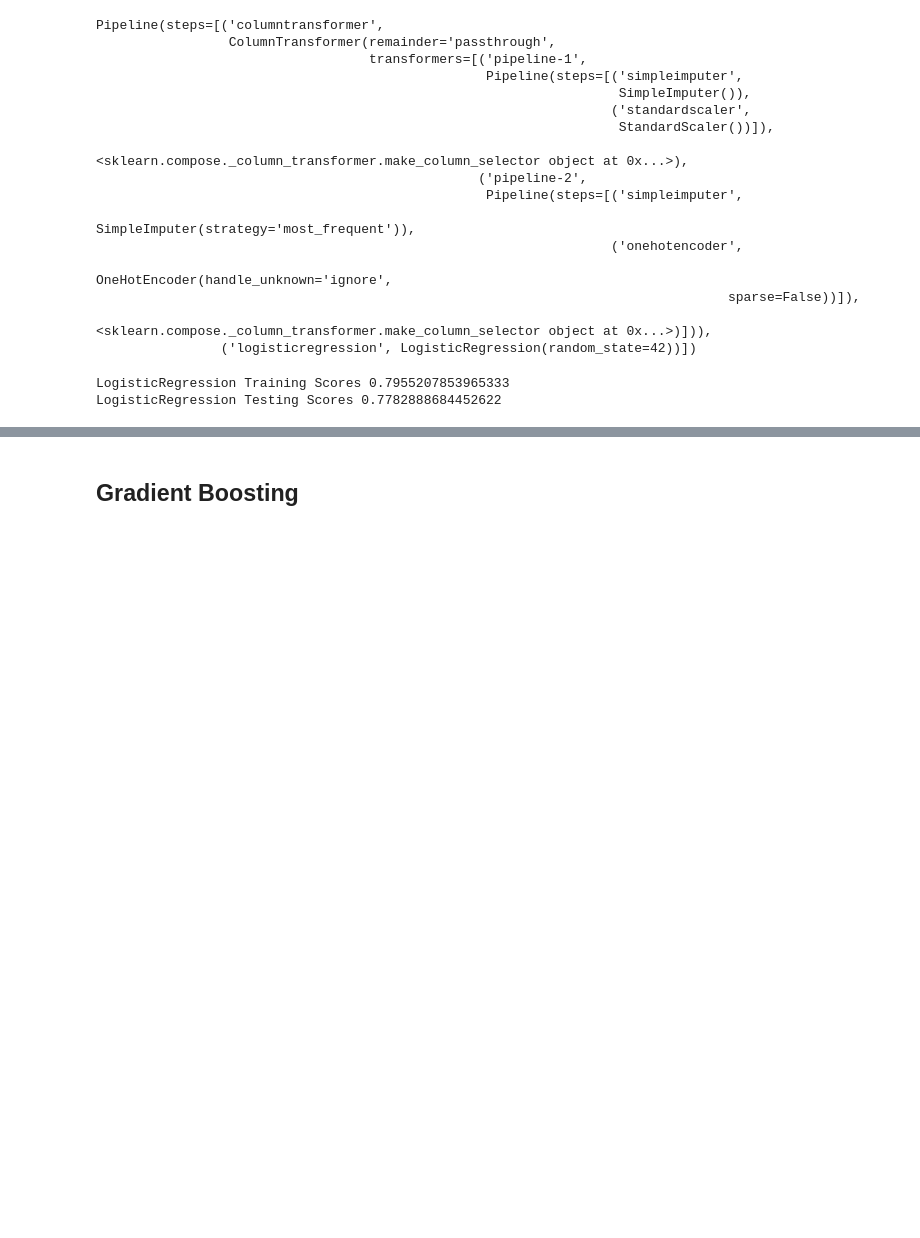
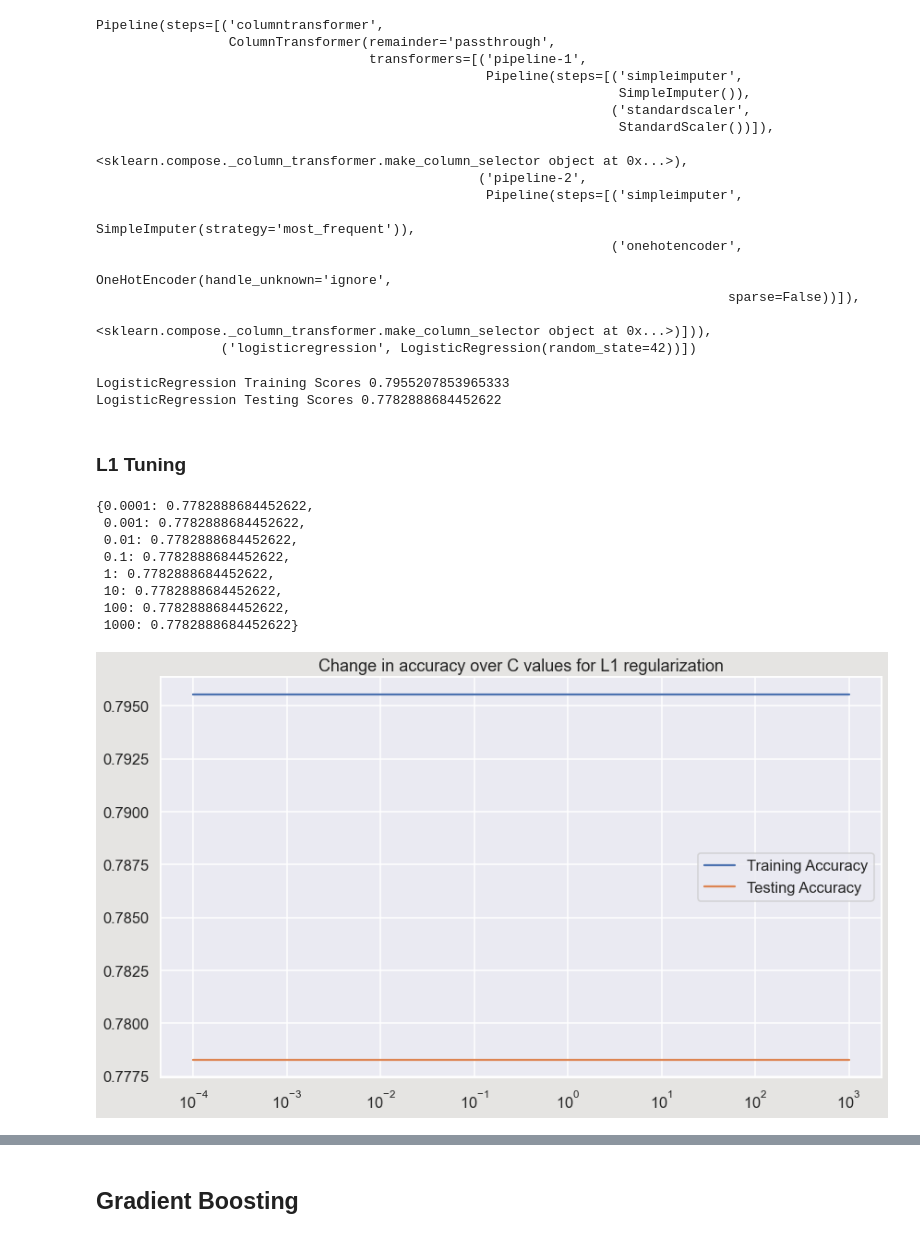
Before and after one commit to bustyAI/Interstellar-Disaster, a Jupyter notebook: spaceship_titanic.ipynb, the cells around one changed output, grey strips where cells are left out. Drawn from its saved outputs; the diff is of its cells as text; code cells hidden in the pictures; blank space fills up the shorter version.

```diff
--- a/spaceship_titanic.ipynb
+++ b/spaceship_titanic.ipynb
@@ -1308,0 +1314,3 @@ KNeighborsClassifier Testing Scores 0.7488500459981601
+# %%
+knn_pipe = make_pipeline(preprocessor, knn)
+knn_pipe.get_params()
@@ -1308,0 +1335,7 @@ KNeighborsClassifier Testing Scores 0.7488500459981601
+# %%
+# Seting our parameters
+params = {"kneighborsclassifier__leaf_size": [30, 60, 90, 100],
+         "kneighborsclassifier__n_neighbors": [10, 14, 18, 20]}
+# %%
+knn_gs = GridSearchCV(knn_pipe, params)
+knn_gs.fit(X_train, y_train)
@@ -1339,3 +1404,45 @@ print_scores(logreg_pipe)
 # %% [output]
 LogisticRegression Training Scores 0.7955207853965333
 LogisticRegression Testing Scores 0.7782888684452622
+# %% [markdown]
+### L1 Tuning
+# %%
+# creating c values to loop through
+c_values = [0.0001, 0.001, 0.01, 0.1, 1, 10, 100, 1000]
+
+# Creating list for our scores
+train_scores = []
+test_scores = []
+
+for c in c_values:
+    # instantiating model with each c value and fitting our data
+    log_reg = LogisticRegression(C=c, max_iter=1000, solver="liblinear", penalty="l1")
+    log_reg_pipe = make_pipeline(preprocessor, logreg)
+    log_reg_pipe.fit(X_train, y_train)
+
+    # Adding our scores to our list
+    train_scores.append(log_reg_pipe.score(X_train, y_train))
+    test_scores.append(log_reg_pipe.score(X_test, y_test))
+
+# Plotting our change in accuracy as we change the value of C
+fig, ax = plt.subplots(1,1)
+ax.plot(c_values, train_scores, label="Training Accuracy")
+ax.plot(c_values, test_scores, label="Testing Accuracy")
+ax.set_xticks(c_values)
+ax.set_title("Change in accuracy over C values for L1 regularization")
+ax.legend()
+
+ax.set_xscale("log")
+
+# Printing dictionary values of C and accuracy scores
+{c:score for c, score in zip(c_values, test_scores)}
+# %% [output]
+{0.0001: 0.7782888684452622,
+ 0.001: 0.7782888684452622,
+ 0.01: 0.7782888684452622,
+ 0.1: 0.7782888684452622,
+ 1: 0.7782888684452622,
+ 10: 0.7782888684452622,
+ 100: 0.7782888684452622,
+ 1000: 0.7782888684452622}
+[figure, added]
```
Also changed, not shown: parts of 38 cells of this notebook.
